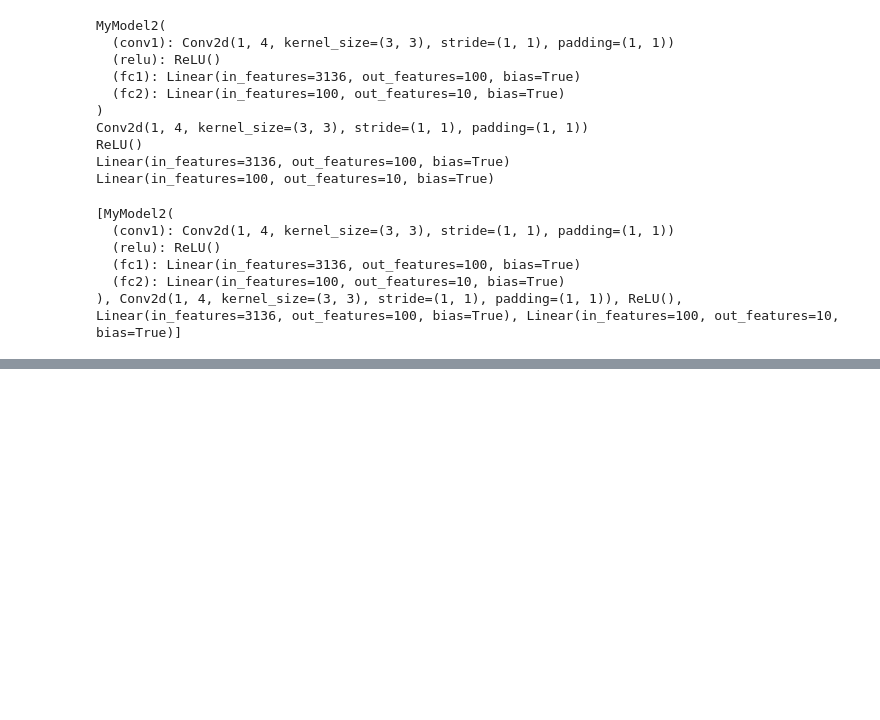
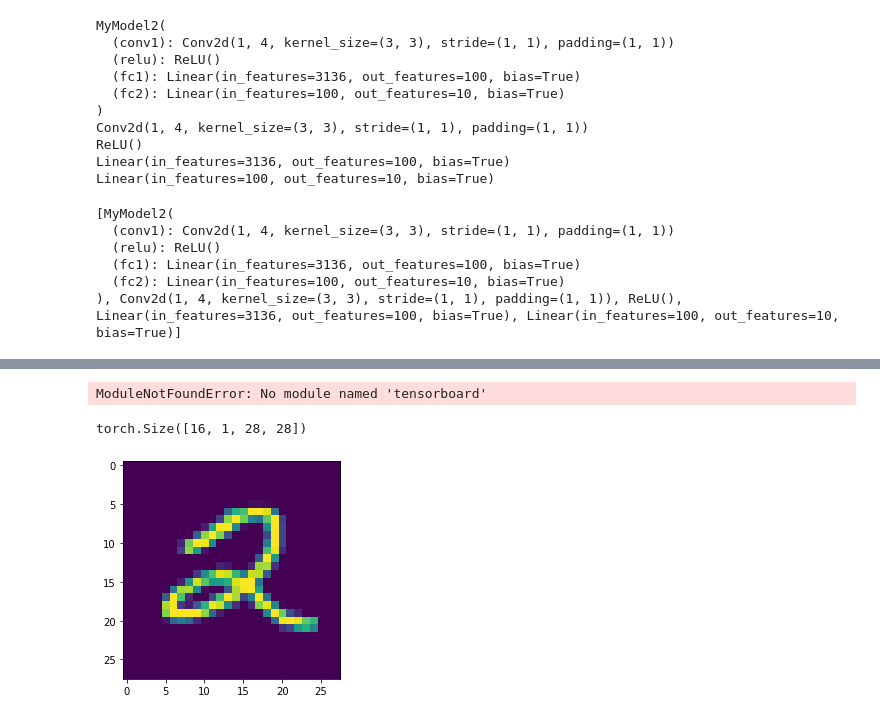
Before and after one commit to DominikOcsofszki/mlp, a Jupyter notebook: jp.ipynb, the cells around one changed output, grey strips where cells are left out. Cells and saved outputs as stored; diff of their text form; code cells hidden in the pictures; blank space fills up the shorter version.

```diff
--- a/jp.ipynb
+++ b/jp.ipynb
@@ -73,0 +151,47 @@ print(model_vae())
+# %%
+import torchvision
+from torch.utils.tensorboard import SummaryWriter
+
+testset = datasets.MNIST(root='data/testset', transform=transforms.ToTensor(), download=True)
+testsetloader = torch.utils.data.DataLoader(testset, batch_size=1, shuffle=True)  #TODO shuffle for random
+# get some random training images
+dataiter = iter(testsetloader)
+images, labels = next(dataiter)
+
+# create grid of images
+img_grid = torchvision.utils.make_grid(images)
+
+# show images
+matplotlib_imshow(img_grid, one_channel=True)
+
+# write to tensorboard
+writer.add_image('four_fashion_mnist_images', img_grid)
+# %% [output]
+ModuleNotFoundError: No module named 'tensorboard'
+# %%
+import torch
+import torchvision
+from torch.utils.tensorboard import SummaryWriter
+from torchvision import datasets, transforms
+
+# Writer will output to ./runs/ directory by default
+writer = SummaryWriter()
+testset = datasets.MNIST(root='data/testset', transform=transforms.ToTensor(), download=True)
+testsetloader = torch.utils.data.DataLoader(testset, batch_size=16, shuffle=True)  #TODO shuffle for random
+# transform = transforms.Compose([transforms.ToTensor(), transforms.Normalize((0.5,), (0.5,))])
+# trainset = datasets.MNIST('mnist_train', train=True, download=True, transform=transform)
+# trainloader = torch.utils.data.DataLoader(trainset, batch_size=64, shuffle=True)
+# model = torchvision.models.resnet50(False)
+# # Have ResNet model take in grayscale rather than RGB
+# model.conv1 = torch.nn.Conv2d(1, 64, kernel_size=7, stride=2, padding=3, bias=False)
+images, labels = next(iter(testsetloader))
+print(images.shape)
+plt.imshow(images[2,0,:,:])
+plt.imshow(images[3,0,:,:])
+grid = torchvision.utils.make_grid(images)
+writer.add_image('images', grid, 0)
+# writer.add_graph(model, images)
+writer.close()
+# %% [output]
+torch.Size([16, 1, 28, 28])
+[figure, added]
```
Also changed, not shown: parts of 12 cells of this notebook, 3 other files.
